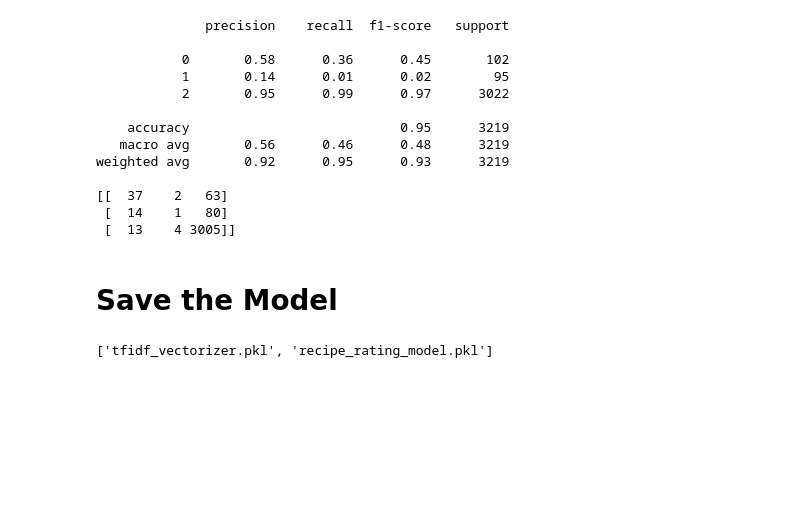
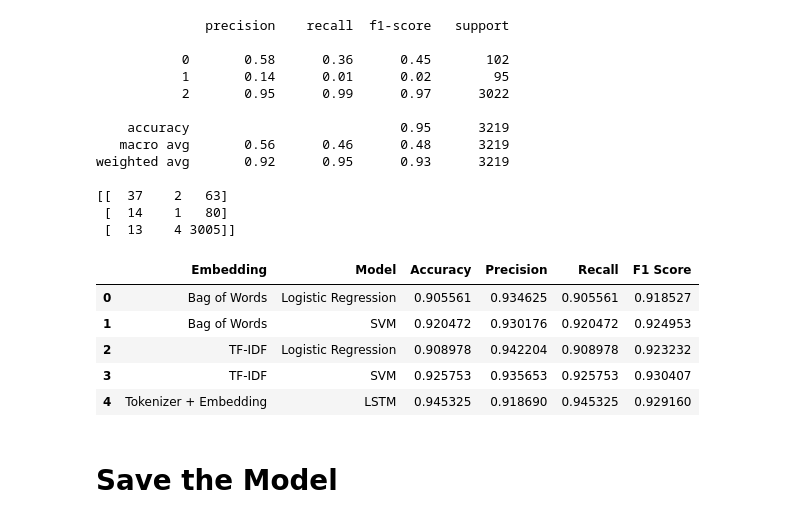
Before and after one commit to Rini43/NLP_Project_Receipe_Reviews_and_Feedback, a Jupyter notebook: notebooks/NLP_Project.ipynb, the cells around one changed output. Cells and saved outputs as stored; diff of their text form; code cells hidden in the pictures; blank space fills up the shorter version.

```diff
--- a/notebooks/NLP_Project.ipynb
+++ b/notebooks/NLP_Project.ipynb
@@ -1044,18 +1044,17 @@ weighted avg       0.92      0.95      0.93      3219
 [[  37    2   63]
  [  14    1   80]
  [  13    4 3005]]
+# %%
+# Display Final Results
+
+results_df = pd.DataFrame(results)
+results_df
+# %% [output]
+|  | Embedding | Model | Accuracy | Precision | Recall | F1 Score |
+| 0 | Bag of Words | Logistic Regression | 0.905561 | 0.934625 | 0.905561 | 0.918527 |
+| 1 | Bag of Words | SVM | 0.920472 | 0.930176 | 0.920472 | 0.924953 |
+| 2 | TF-IDF | Logistic Regression | 0.908978 | 0.942204 | 0.908978 | 0.923232 |
+| 3 | TF-IDF | SVM | 0.925753 | 0.935653 | 0.925753 | 0.930407 |
+| 4 | Tokenizer + Embedding | LSTM | 0.945325 | 0.918690 | 0.945325 | 0.929160 |
 # %% [markdown]
 # Save the Model
-# %%
-# Create the models directory
-os.makedirs("models", exist_ok=True)
-
-# Save the TF-IDF vectorizer
-joblib.dump(tfidf, "models/tfidf_vectorizer.pkl")
-
-# Save the trained Logistic Regression model
-joblib.dump(lr, "models/recipe_rating_model.pkl")
-
-print(os.listdir("models"))
-# %% [output]
-['tfidf_vectorizer.pkl', 'recipe_rating_model.pkl']
```
Also changed, not shown: parts of 10 cells of this notebook.
